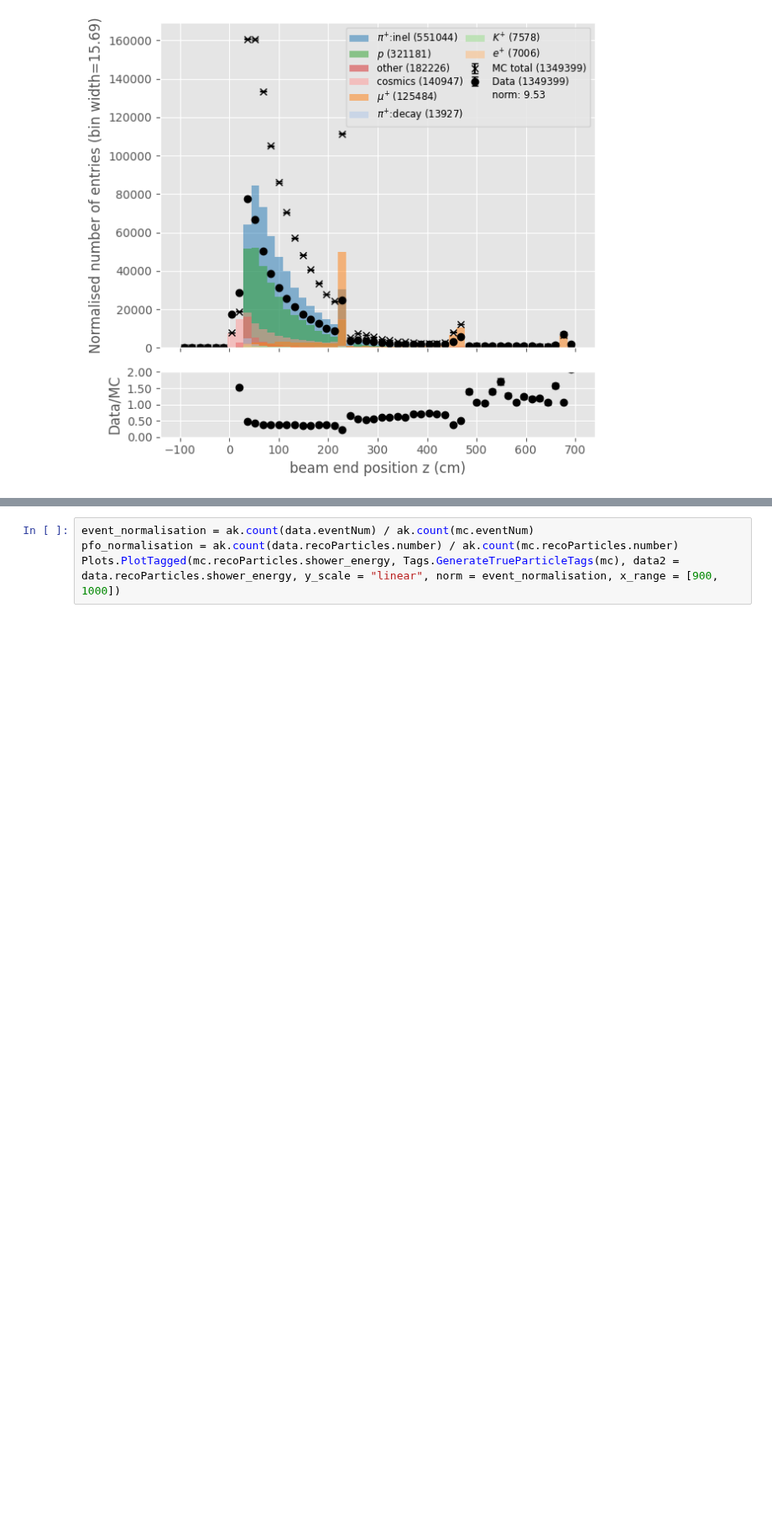
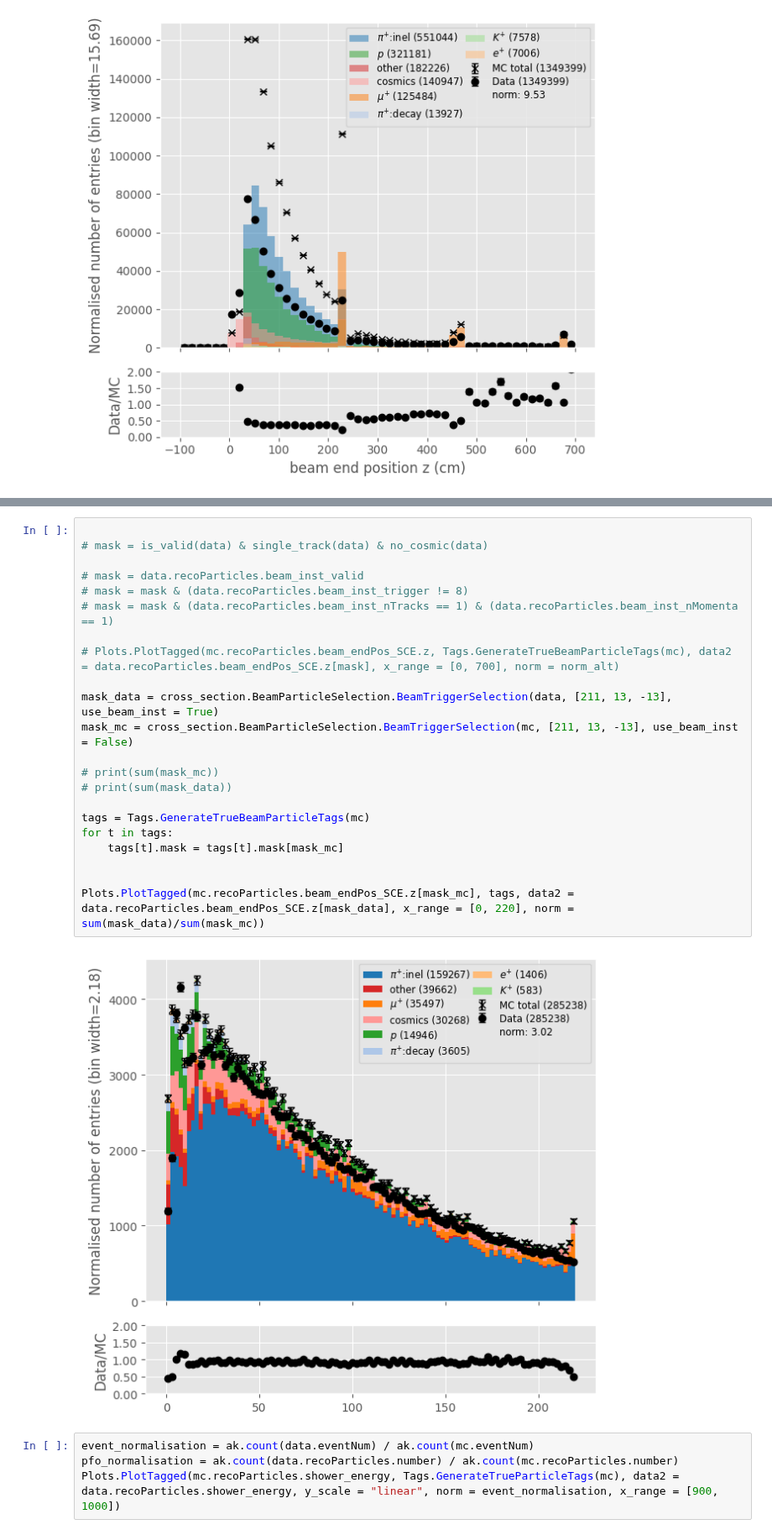
Before and after one commit to dlindebaum/pion-argon-xs-analysis, a Jupyter notebook: analysis/sandbox/selection_plots.ipynb, the cells around one changed output, grey strips where cells are left out. Shown at 84% size. Cells and saved outputs as stored; diff of their text form; blank space fills up the shorter version.

```diff
--- a/analysis/sandbox/selection_plots.ipynb
+++ b/analysis/sandbox/selection_plots.ipynb
@@ -73,3 +94,27 @@ Plots.PlotTagged(mc.recoParticles.beam_endPos.z, Tags.GenerateTrueBeamParticleTa
+# %%
+
+# mask = is_valid(data) & single_track(data) & no_cosmic(data)
+
+# mask = data.recoParticles.beam_inst_valid
+# mask = mask & (data.recoParticles.beam_inst_trigger != 8)
+# mask = mask & (data.recoParticles.beam_inst_nTracks == 1) & (data.recoParticles.beam_inst_nMomenta == 1)
+
+# Plots.PlotTagged(mc.recoParticles.beam_endPos_SCE.z, Tags.GenerateTrueBeamParticleTags(mc), data2 = data.recoParticles.beam_endPos_SCE.z[mask], x_range = [0, 700], norm = norm_alt)
+
+mask_data = cross_section.BeamParticleSelection.BeamTriggerSelection(data, [211, 13, -13], use_beam_inst = True)
+mask_mc = cross_section.BeamParticleSelection.BeamTriggerSelection(mc, [211, 13, -13], use_beam_inst = False)
+
+# print(sum(mask_mc))
+# print(sum(mask_data))
+
+tags = Tags.GenerateTrueBeamParticleTags(mc)
+for t in tags:
+    tags[t].mask = tags[t].mask[mask_mc]
+
+
+Plots.PlotTagged(mc.recoParticles.beam_endPos_SCE.z[mask_mc], tags, data2 = data.recoParticles.beam_endPos_SCE.z[mask_data], x_range = [0, 220], norm = sum(mask_data)/sum(mask_mc))
+# %% [output]
+[figure, added]
 # %%
 event_normalisation = ak.count(data.eventNum) / ak.count(mc.eventNum)
 pfo_normalisation = ak.count(data.recoParticles.number) / ak.count(mc.recoParticles.number)
```
Also changed, not shown: parts of 7 cells of this notebook, 58 other files.
